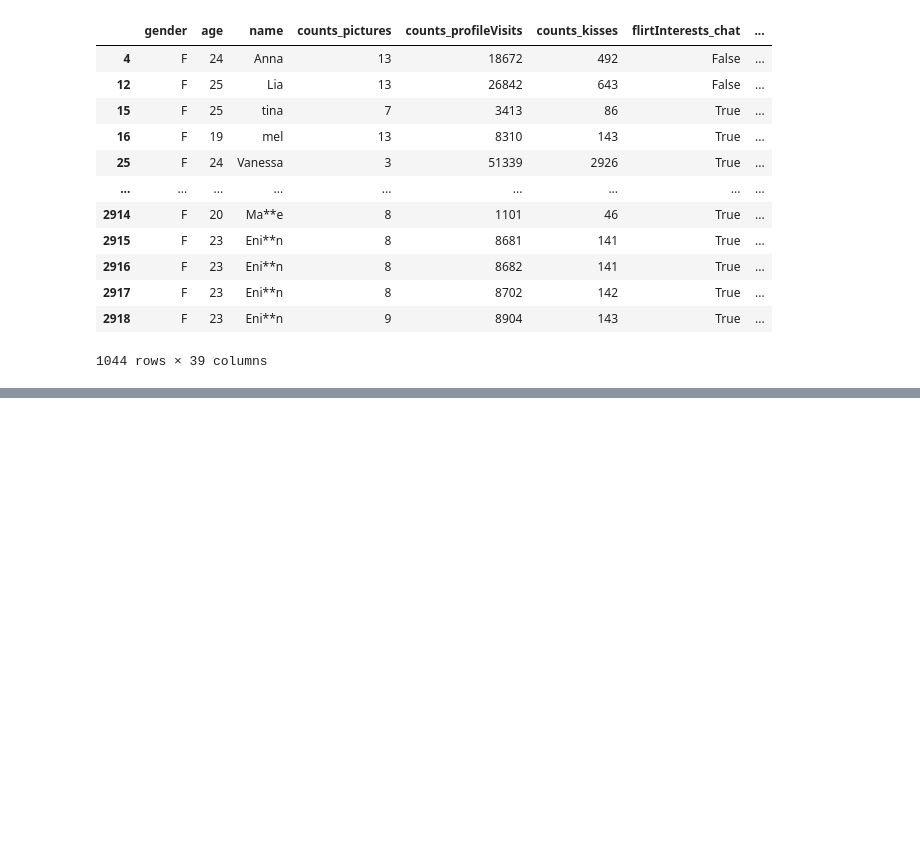
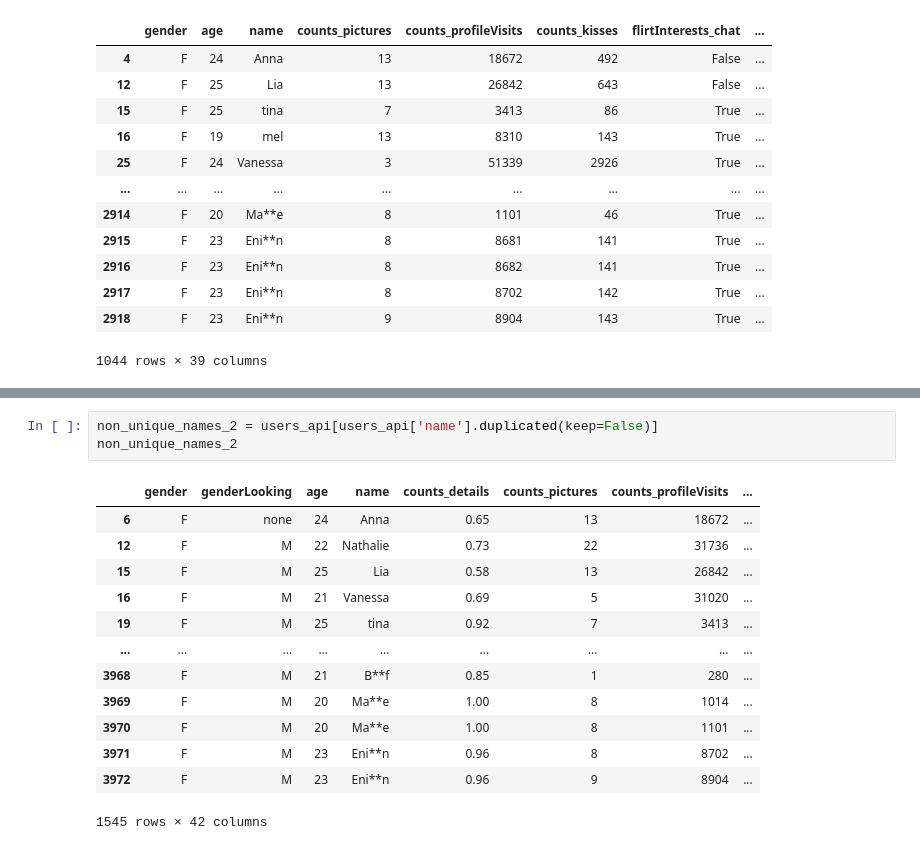
Before and after one commit to emonteiro27/dating-app, a Jupyter notebook: dating app analysis.ipynb, the cells around one changed output, grey strips where cells are left out. Cells and saved outputs as stored; diff of their text form; blank space fills up the shorter version.

Commit message:
users_inst["name"] and users_api["name"] duplicates are related to the amount of pictures

```diff
--- a/dating app analysis.ipynb
+++ b/dating app analysis.ipynb
@@ -83,0 +85,17 @@ non_unique_names
+# %%
+non_unique_names_2 = users_api[users_api['name'].duplicated(keep=False)]
+non_unique_names_2
+# %% [output]
+|  | gender | genderLooking | age | name | counts_details | counts_pictures | counts_profileVisits | ... |
+| 6 | F | none | 24 | Anna | 0.65 | 13 | 18672 | ... |
+| 12 | F | M | 22 | Nathalie | 0.73 | 22 | 31736 | ... |
+| 15 | F | M | 25 | Lia | 0.58 | 13 | 26842 | ... |
+| 16 | F | M | 21 | Vanessa | 0.69 | 5 | 31020 | ... |
+| 19 | F | M | 25 | tina | 0.92 | 7 | 3413 | ... |
+| ... | ... | ... | ... | ... | ... | ... | ... | ... |
+| 3968 | F | M | 21 | B**f | 0.85 | 1 | 280 | ... |
+| 3969 | F | M | 20 | Ma**e | 1.00 | 8 | 1014 | ... |
+| 3970 | F | M | 20 | Ma**e | 1.00 | 8 | 1101 | ... |
+| 3971 | F | M | 23 | Eni**n | 0.96 | 8 | 8702 | ... |
+| 3972 | F | M | 23 | Eni**n | 0.96 | 9 | 8904 | ... |
+1545 rows × 42 columns
```
Also changed, not shown: parts of 3 cells of this notebook.
